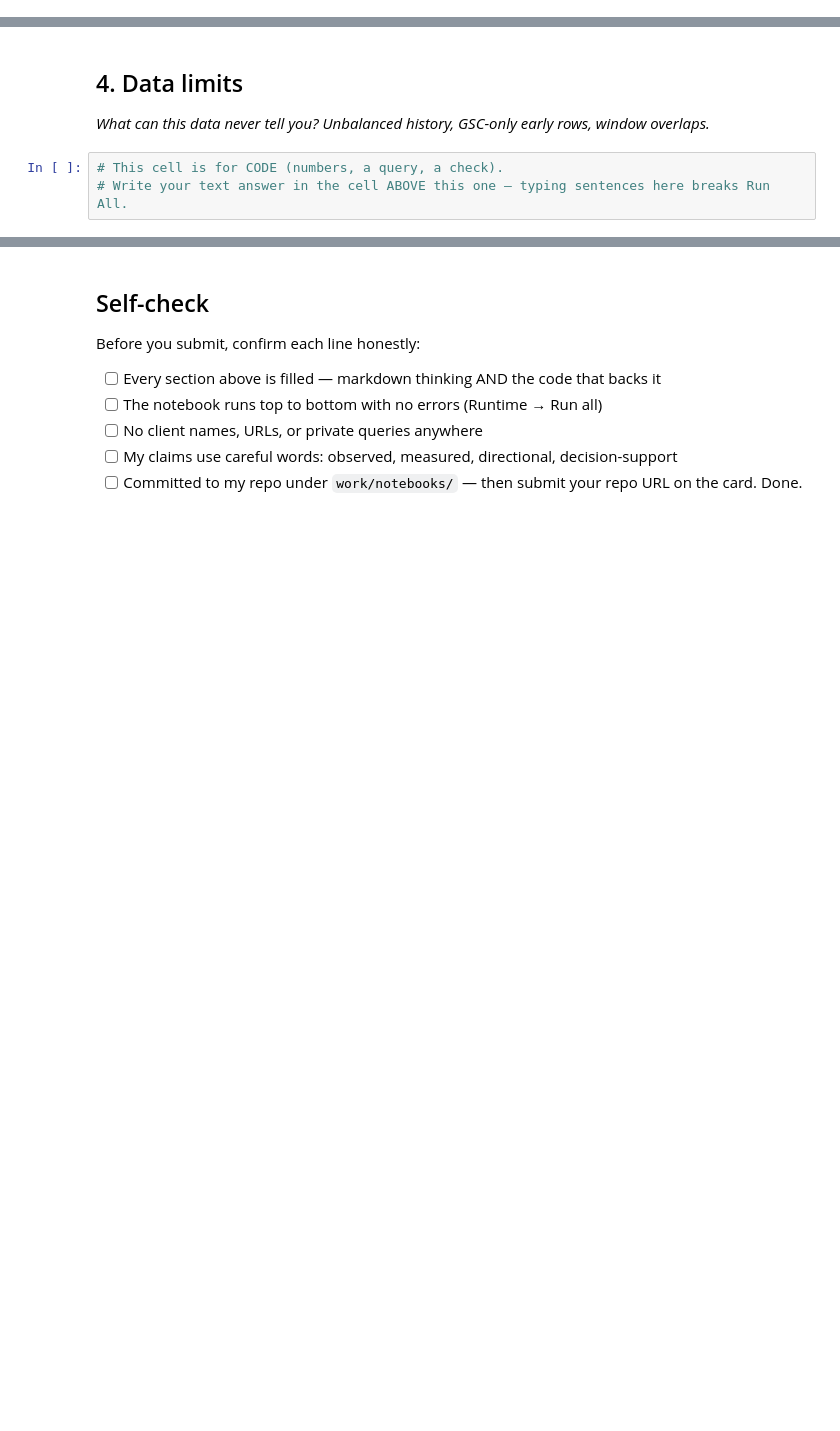
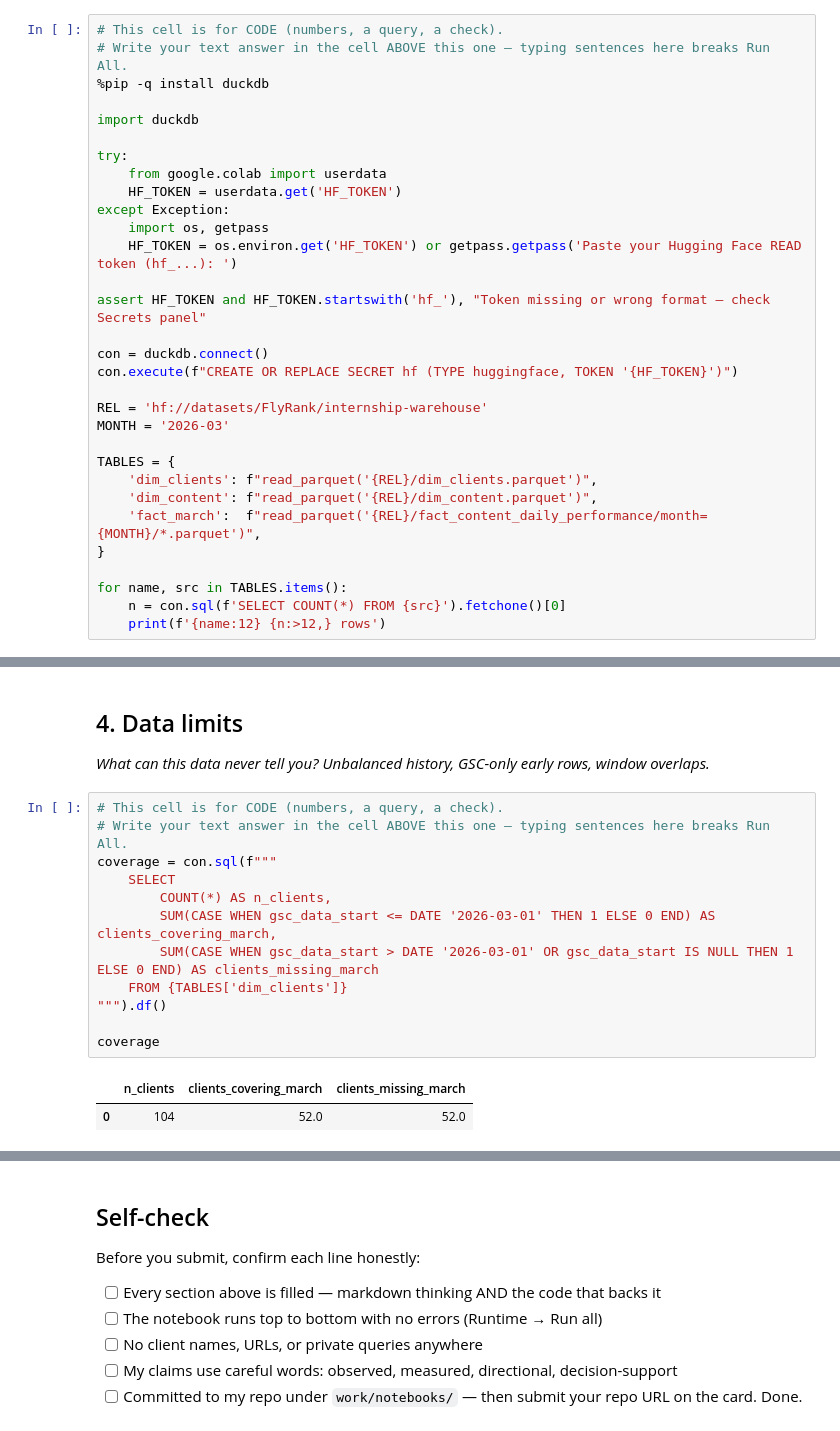
Before and after one commit to yumna-09/FlyRank-ML-Internship, a Jupyter notebook: work/notebooks/w03_data_contract.ipynb, the cells around one changed output, grey strips where cells are left out. Saved outputs shown, nothing was run; the diff lists cells and outputs as text; blank space fills up the shorter version.

```diff
--- a/work/notebooks/w03_data_contract.ipynb
+++ b/work/notebooks/w03_data_contract.ipynb
@@ -15,0 +15,31 @@ This skeleton is yours to fill. Work the sections **in order** — each one has
+# %%
+# This cell is for CODE (numbers, a query, a check).
+# Write your text answer in the cell ABOVE this one — typing sentences here breaks Run All.
+%pip -q install duckdb
+
+import duckdb
+
+try:
+    from google.colab import userdata
+    HF_TOKEN = userdata.get('HF_TOKEN')
+except Exception:
+    import os, getpass
+    HF_TOKEN = os.environ.get('HF_TOKEN') or getpass.getpass('Paste your Hugging Face READ token (hf_...): ')
+
+assert HF_TOKEN and HF_TOKEN.startswith('hf_'), "Token missing or wrong format — check Secrets panel"
+
+con = duckdb.connect()
+con.execute(f"CREATE OR REPLACE SECRET hf (TYPE huggingface, TOKEN '{HF_TOKEN}')")
+
+REL = 'hf://datasets/FlyRank/internship-warehouse'
+MONTH = '2026-03'
+
+TABLES = {
+    'dim_clients': f"read_parquet('{REL}/dim_clients.parquet')",
+    'dim_content': f"read_parquet('{REL}/dim_content.parquet')",
+    'fact_march':  f"read_parquet('{REL}/fact_content_daily_performance/month={MONTH}/*.parquet')",
+}
+
+for name, src in TABLES.items():
+    n = con.sql(f'SELECT COUNT(*) FROM {src}').fetchone()[0]
+    print(f'{name:12} {n:>12,} rows')
@@ -34,3 +283,15 @@ This skeleton is yours to fill. Work the sections **in order** — each one has
 # %%
 # This cell is for CODE (numbers, a query, a check).
 # Write your text answer in the cell ABOVE this one — typing sentences here breaks Run All.
+coverage = con.sql(f"""
+    SELECT
+        COUNT(*) AS n_clients,
+        SUM(CASE WHEN gsc_data_start <= DATE '2026-03-01' THEN 1 ELSE 0 END) AS clients_covering_march,
+        SUM(CASE WHEN gsc_data_start > DATE '2026-03-01' OR gsc_data_start IS NULL THEN 1 ELSE 0 END) AS clients_missing_march
+    FROM {TABLES['dim_clients']}
+""").df()
+
+coverage
+# %% [output]
+|  | n_clients | clients_covering_march | clients_missing_march |
+| 0 | 104 | 52.0 | 52.0 |
```
Also changed, not shown: parts of 21 cells of this notebook.
